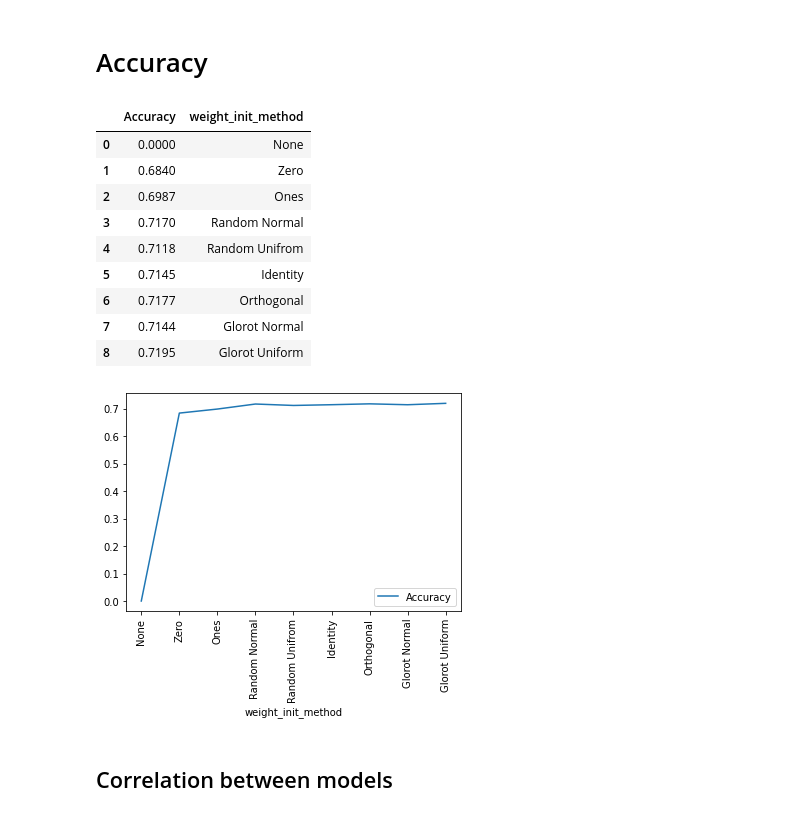
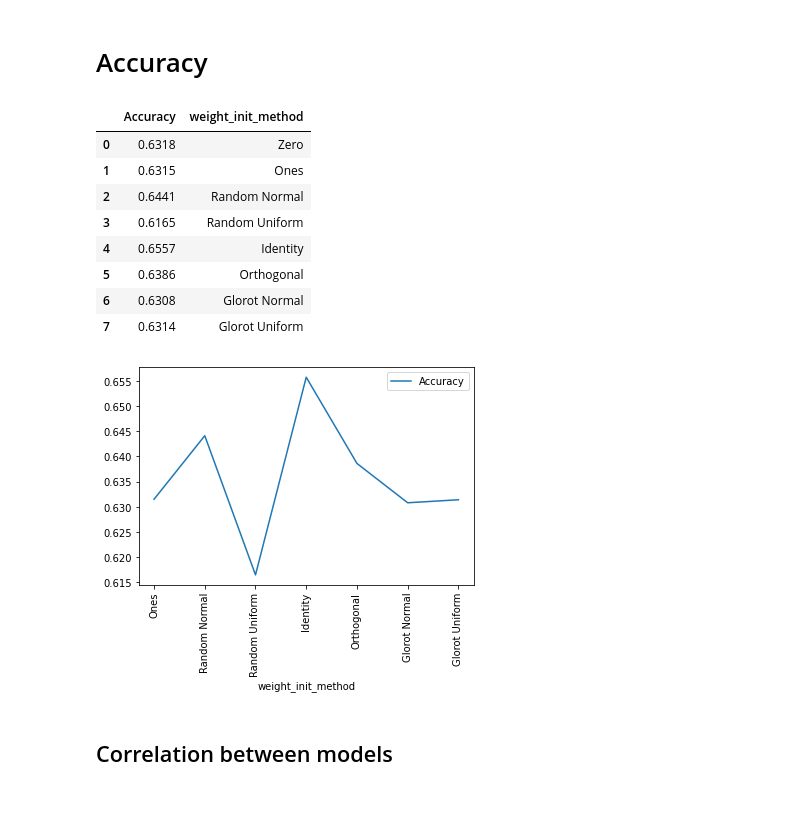
Before and after one commit to SjoerdC/NaturalComputing, a Jupyter notebook: Project/weight_int_FashionMNIST.ipynb, the cells around one changed output. Saved outputs shown, nothing was run; the diff lists cells and outputs as text; code cells hidden in the pictures.

Commit message:
final weight init model + correlation matrix

```diff
--- a/Project/weight_int_FashionMNIST.ipynb
+++ b/Project/weight_int_FashionMNIST.ipynb
@@ -20,7 +20,7 @@ from tqdm import tqdm
 Using TensorFlow backend.
 # %%
 BATCH_SIZE = 128
-EPOCHS = 20
+EPOCHS = 10
 IMAGE_SIZE = 28
 NUM_CLASSES = 10
 NUM_CHANNELS = 1
@@ -63,7 +55,7 @@ x_train shape: (60000, 28, 28, 1)
 # %%
 # Convert class vectors to binary class matrices.
 y_train = keras.utils.to_categorical(y_train, NUM_CLASSES)
-y_test = keras.utils.to_categorical(y_test, NUM_CLASSES)
+y_testc = keras.utils.to_categorical(y_test, NUM_CLASSES)
 # %%
 x_train = x_train.astype('float32')
 x_test = x_test.astype('float32')
@@ -110,7 +91,8 @@ def predict(models):
 # Train
 # %%
 models = []
-accuracies = [0]
+accuracies = []
+predictions = []
 initializer = ["Zero","Ones","Random Normal","Random Uniform","Identity","Orthogonal","Glorot Normal","Glorot Uniform"]
 for i in range(len(initializer)):
 
@@ -141,13 +123,13 @@ for i in range(len(initializer)):
     model.fit(x_train,y_train,
               batch_size = BATCH_SIZE,
               epochs = EPOCHS,
-              validation_data = (x_test,y_test),
+              validation_data = (x_val,y_val),
               shuffle = True,
               callbacks=[es])
     models.append(model)
-
-    acc = predict(models)
-
+    y_prob = model.predict(x_test)
+    predictions.append(y_prob.argmax(axis=-1))
+    acc = model.evaluate(x_test,y_testc)[1]
     accuracies.append(acc)
 
     print(f"Model: {i} added. Resulting score: {acc}")
@@ -301,27 +163,28 @@ Model: 7 added. Resulting score: 0.7195
 # Accuracy
 # %%
 accuracy_df = pd.DataFrame(accuracies, columns=["Accuracy"])
-initializer.insert(0, "None")
 accuracy_df["weight_init_method"] = initializer
 display(accuracy_df)
 
 accuracy_df.to_csv(PATH + MODEL_NAME + "_accuracy.csv")
 # %% [output]
 |  | Accuracy | weight_init_method |
-| 0 | 0.0000 | None |
-| 1 | 0.6840 | Zero |
-| 2 | 0.6987 | Ones |
-| 3 | 0.7170 | Random Normal |
-| 4 | 0.7118 | Random Unifrom |
-| 5 | 0.7145 | Identity |
-| 6 | 0.7177 | Orthogonal |
-| 7 | 0.7144 | Glorot Normal |
-| 8 | 0.7195 | Glorot Uniform |
+| 0 | 0.6318 | Zero |
+| 1 | 0.6315 | Ones |
+| 2 | 0.6441 | Random Normal |
+| 3 | 0.6165 | Random Uniform |
+| 4 | 0.6557 | Identity |
+| 5 | 0.6386 | Orthogonal |
+| 6 | 0.6308 | Glorot Normal |
+| 7 | 0.6314 | Glorot Uniform |
 # %%
 import matplotlib.pyplot as plt
+
+# remove first row
+accuracy_df = accuracy_df.iloc[1:]
 
 accuracy_df.plot(x="weight_init_method", y="Accuracy",rot = 90)
 
 plt.show()
 # %% [output]
-[figure, old version]
+[figure, new version]
```
Also changed, not shown: parts of 6 cells of this notebook.
